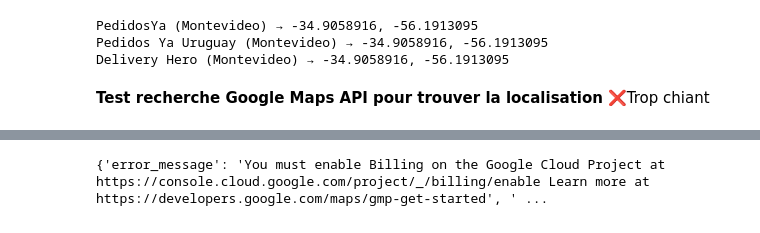
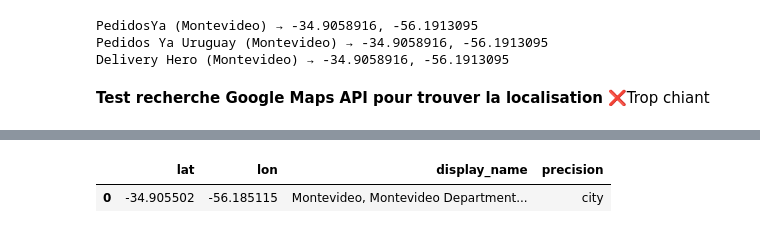
Before and after one commit to BigDataCorrompu/InternshipLatam, a Jupyter notebook: Notebook_test/LLM.ipynb, the cells around one changed output, grey strips where cells are left out. Cells and saved outputs as stored; diff of their text form; code cells hidden in the pictures.

Commit message:
Nouvelle archi bdd + clé googlemap testé

```diff
--- a/Notebook_test/LLM.ipynb
+++ b/Notebook_test/LLM.ipynb
@@ -335,13 +326,8 @@ Pedidos Ya (Montevideo) → None, None [None]
-# %%
-API_KEY = "AIzaSyA-SlDL0LXZ66b1l3ymBH8ZM7GA0utc6zU"
-
-r = requests.get(
-    "https://maps.googleapis.com/maps/api/geocode/json",
-    params={
-        "address": "Mercado Libre, Buenos Aires",
-        "key": API_KEY
-    }
-)
-print(r.json())
-# %% [output]
-{'error_message': 'You must enable Billing on the Google Cloud Project at https://console.cloud.google.com/project/_/billing/enable Learn more at https://developers.google.com/maps/gmp-get-started', ' ...
+# %%
+r = geocode_google("Pedidos Ya", "Montevideo", MAPS_KEY)
+# %%
+data = pd.DataFrame([r])
+data
+# %% [output]
+|  | lat | lon | display_name | precision |
+| 0 | -34.905502 | -56.185115 | Montevideo, Montevideo Department... | city |
```
Also changed, not shown: parts of 9 cells of this notebook, 3 other files.
